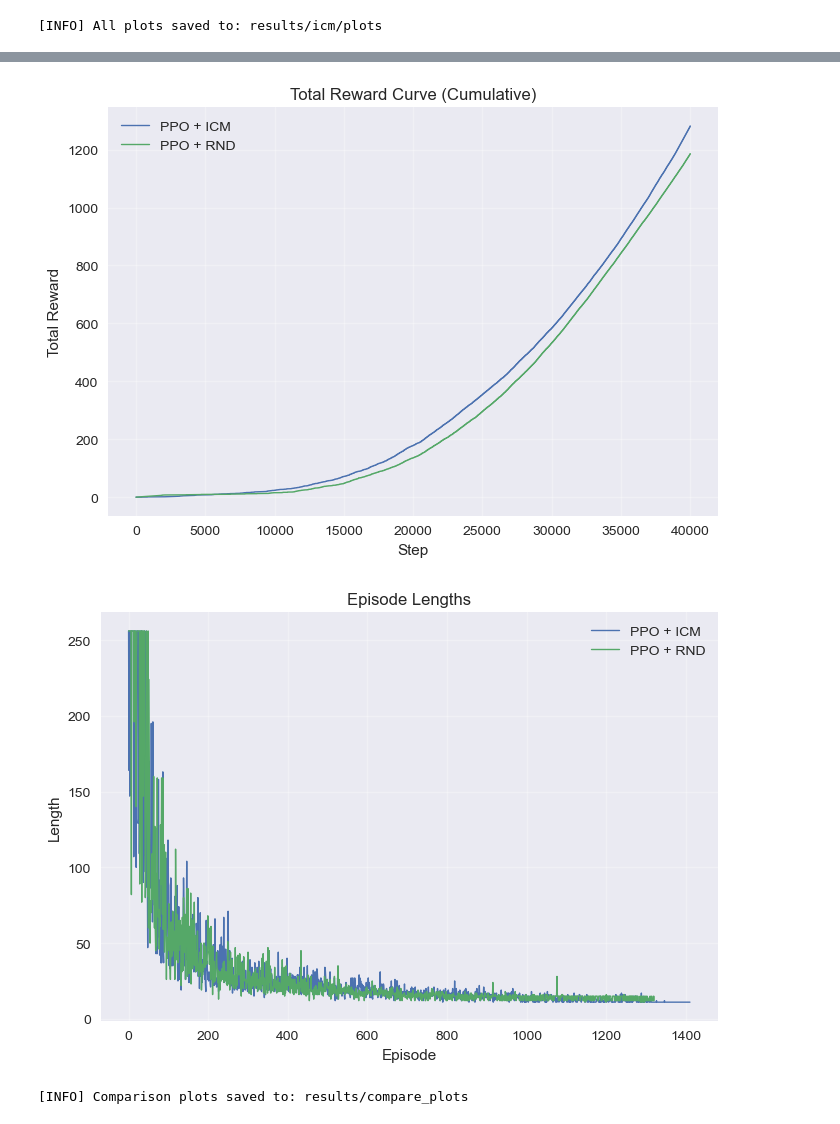
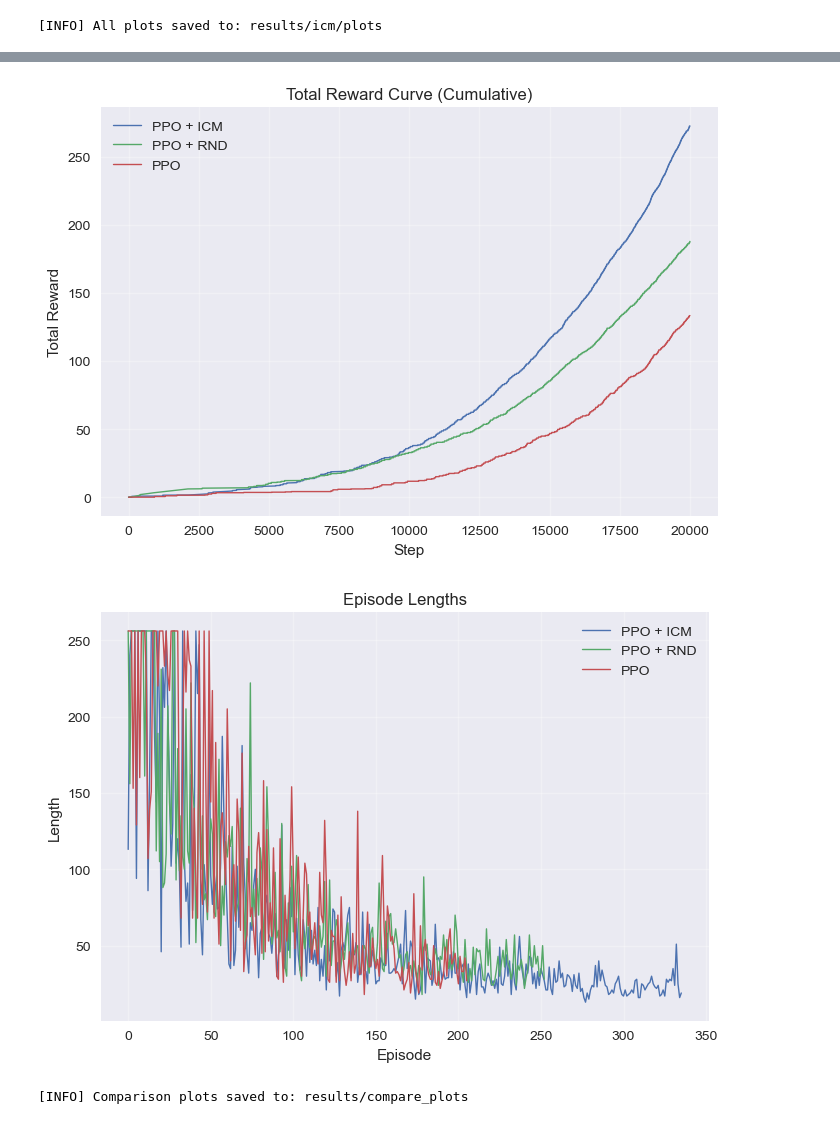
Before and after one commit to S-lijun/boundary-aware-novelty-search, a Jupyter notebook: Visualization.ipynb, the cells around one changed output, grey strips where cells are left out. Drawn from its saved outputs; the diff is of its cells as text; code cells hidden in the pictures.

```diff
--- a/Visualization.ipynb
+++ b/Visualization.ipynb
@@ -308,10 +308,11 @@ def plot_icm_compare(paths, labels=None, save_dir="results/compare_plots"):
 
 if __name__ == "__main__":
     paths = [
-        "results/icm/minigrid_icm_stats_20251201_003051.npy",
-        "results/rnd/minigrid_rnd_stats_20251201_010317.npy"
+        "results/icm/minigrid_icm_stats_20251201_150231.npy",
+        "results/rnd/minigrid_rnd_stats_20251201_153128.npy",
+        "results/ppo/minigrid_ppo_stats_20251201_180210.npy"
     ]
-    labels = ["PPO + ICM", "PPO + RND"]
+    labels = ["PPO + ICM", "PPO + RND", "PPO"]
 
     plot_icm_compare(paths, labels)
 # %% [output]
@@ -320,3 +321,3 @@ if __name__ == "__main__":
-[figure, old version]
+[figure, new version]
-[figure, old version]
+[figure, new version]
 [INFO] Comparison plots saved to: results/compare_plots
```
Also changed, not shown: parts of 1 cell of this notebook, 19 other files.
